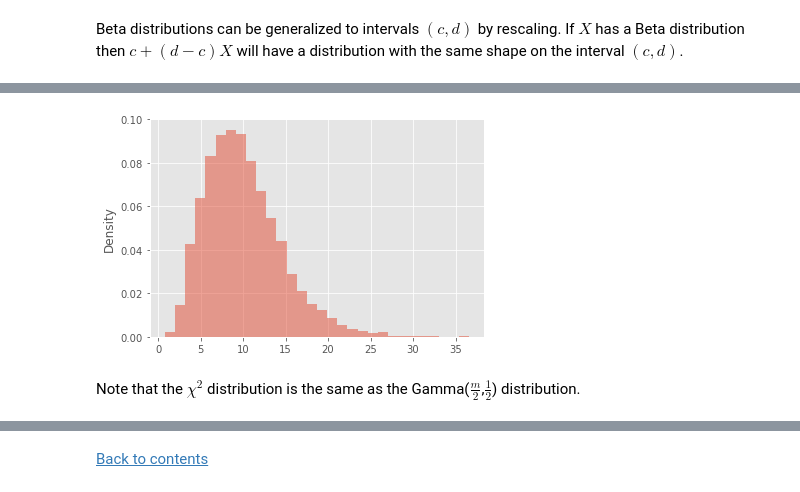
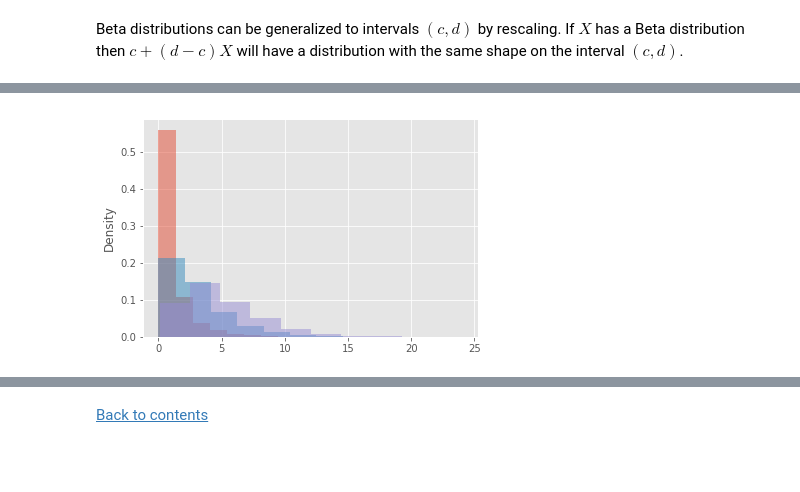
Before and after one commit to dlsun/symbulate, a Jupyter notebook: docs/common.ipynb, the cells around one changed output, grey strips where cells are left out. Cells and saved outputs as stored; diff of their text form; code cells hidden in the pictures; blank space fills up the shorter version.

```diff
--- a/docs/common.ipynb
+++ b/docs/common.ipynb
@@ -317,9 +339,5 @@ has a chi square distribution with parameter m. This is abbreviated X ~ $\chi^2(
 # %%
-m = 10
-X = RV(ChiSquare(df = m)).sim(10000)
-X.mean(), X.sd()
-X.plot(bins = 30)
+for m in [1, 3, 5]:
+    RV(ChiSquare(df = m)).sim(10000).plot()
 # %% [output]
-[figure, old version]
+[figure, new version]
-# %% [markdown]
-Note that the $\chi^2$ distribution is the same as the Gamma($\frac{m}{2}$,$\frac{1}{2}$) distribution.
```
Also changed, not shown: parts of 54 cells of this notebook.
